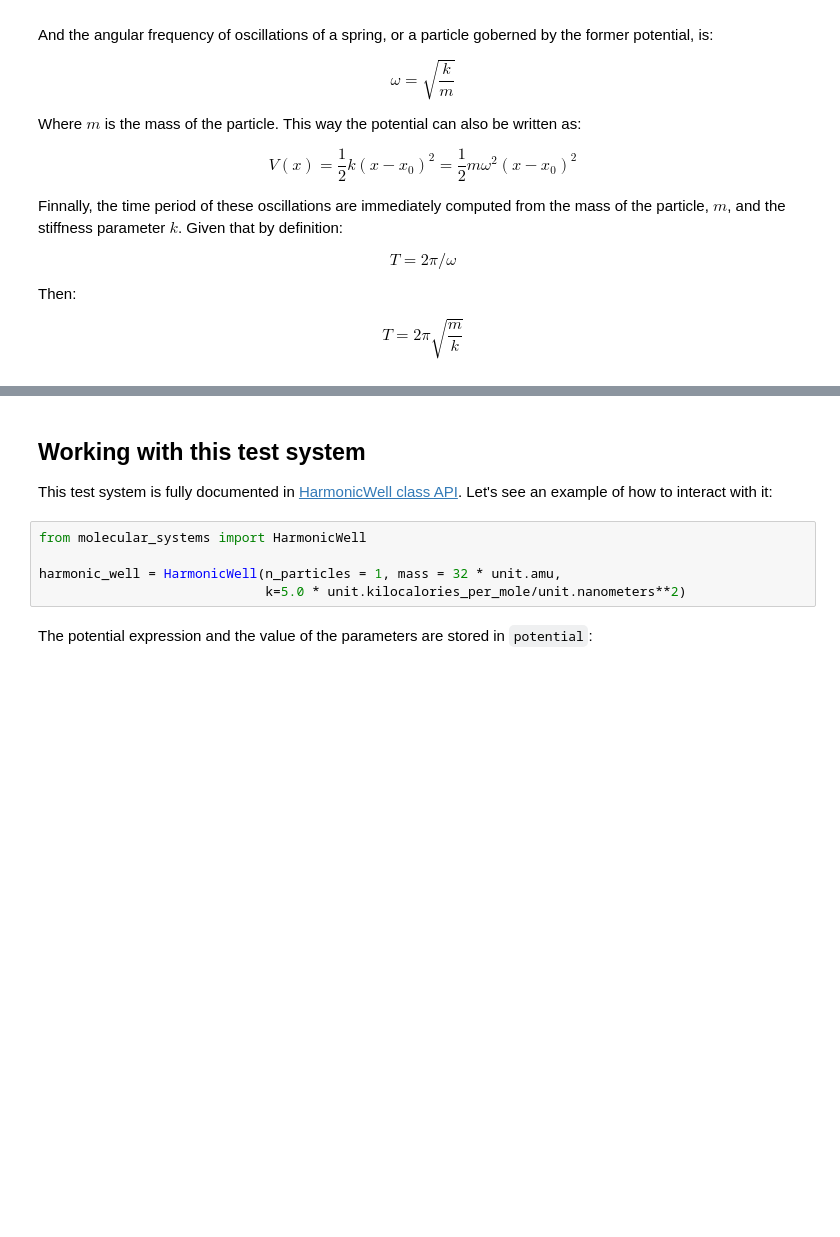
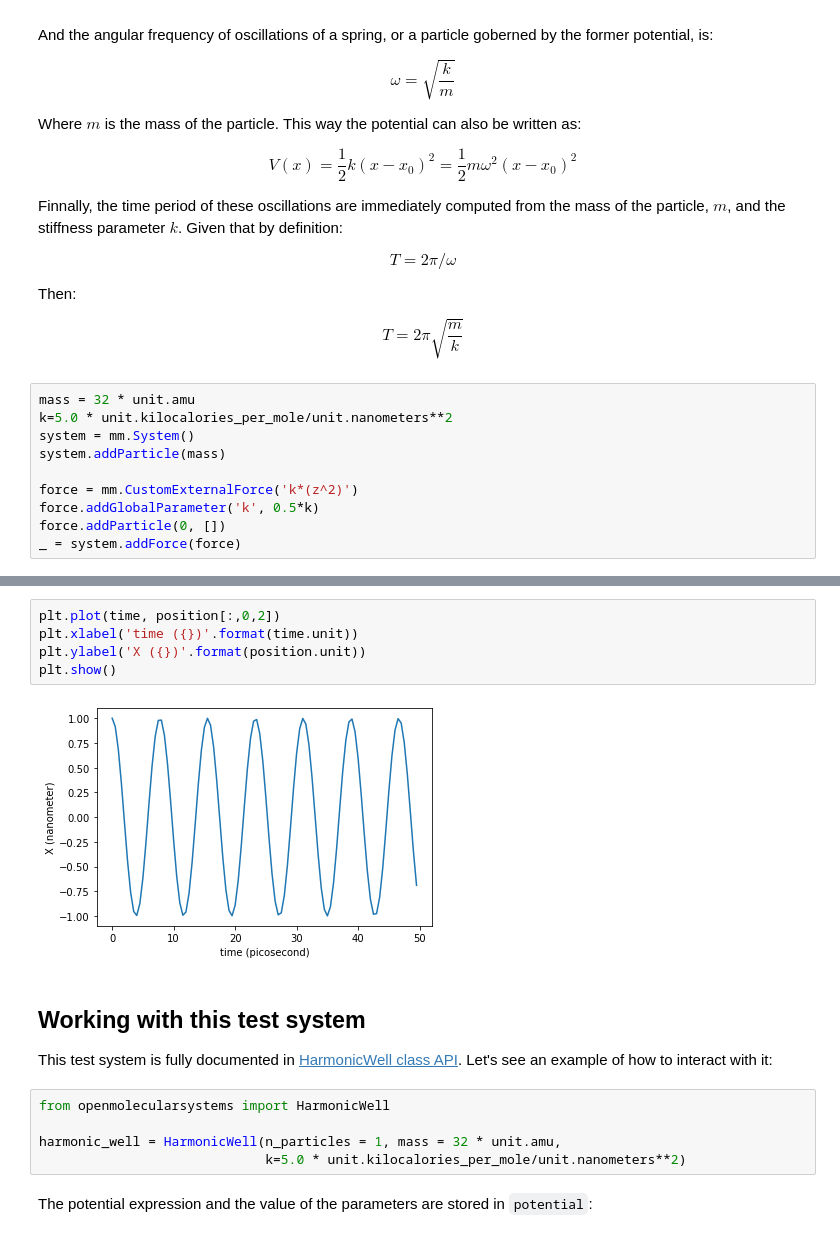
Before and after one commit to uibcdf/Molecular-Systems, a Jupyter notebook: docs/contents/harmonic_well/Harmonic_Well.ipynb, the cells around one changed output, grey strips where cells are left out. Drawn from its saved outputs; the diff is of its cells as text; blank space fills up the shorter version.

```diff
--- a/docs/contents/harmonic_well/Harmonic_Well.ipynb
+++ b/docs/contents/harmonic_well/Harmonic_Well.ipynb
@@ -77,3 +77,13 @@ Then:
 \begin{equation}
 T = 2\pi \sqrt{\frac{m}{k}}
 \end{equation}
+# %%
+mass = 32 * unit.amu
+k=5.0 * unit.kilocalories_per_mole/unit.nanometers**2
+system = mm.System()
+system.addParticle(mass)
+
+force = mm.CustomExternalForce('k*(z^2)')
+force.addGlobalParameter('k', 0.5*k)
+force.addParticle(0, [])
+_ = system.addForce(force)
@@ -80,9 +147,16 @@ T = 2\pi \sqrt{\frac{m}{k}}
+# %%
+plt.plot(time, position[:,0,2])
+plt.xlabel('time ({})'.format(time.unit))
+plt.ylabel('X ({})'.format(position.unit))
+plt.show()
+# %% [output]
+[figure, added]
 # %% [markdown]
 ## Working with this test system
 
 This test system is fully documented in [HarmonicWell class API](../api/_autosummary/uibcdf_test_systems.HarmonicWell.html). Let's see an example of how to interact with it:
 # %%
-from molecular_systems import HarmonicWell
+from openmolecularsystems import HarmonicWell
 
 harmonic_well = HarmonicWell(n_particles = 1, mass = 32 * unit.amu,
                              k=5.0 * unit.kilocalories_per_mole/unit.nanometers**2)
```
Also changed, not shown: parts of 13 cells of this notebook, 4 other files.
